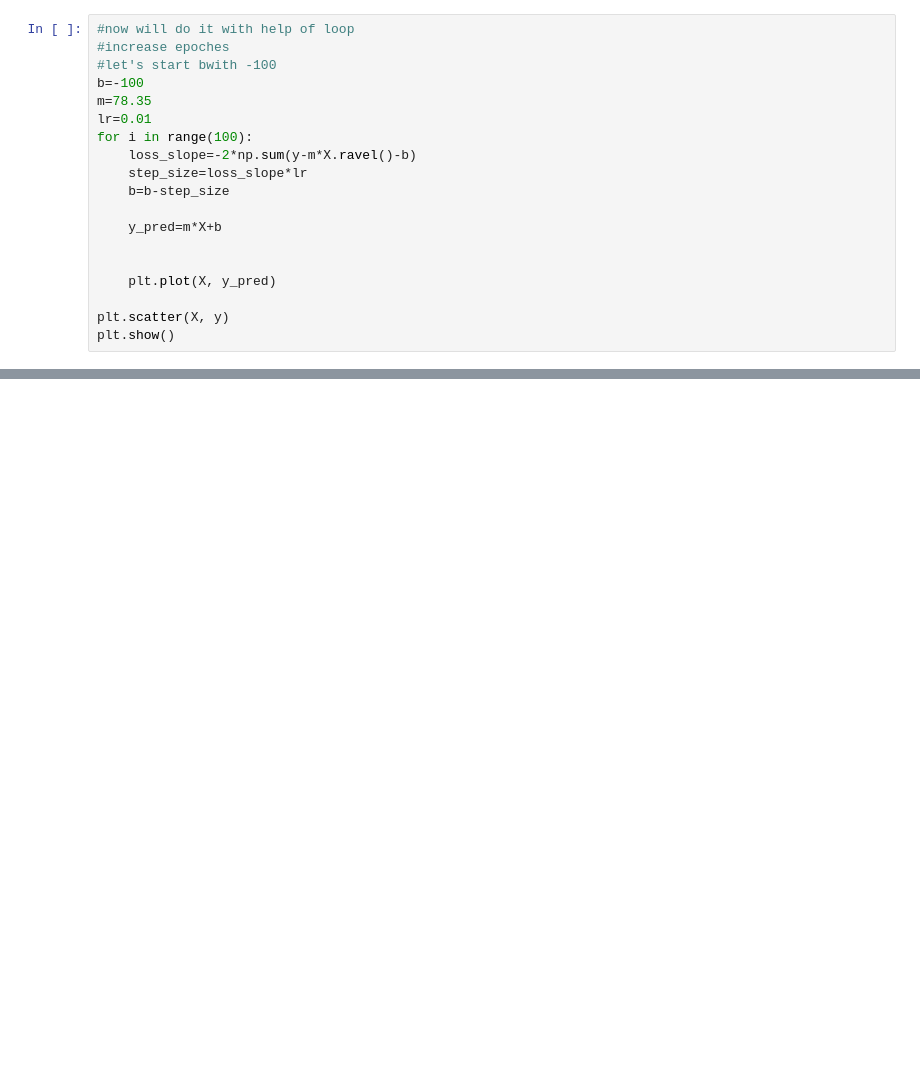
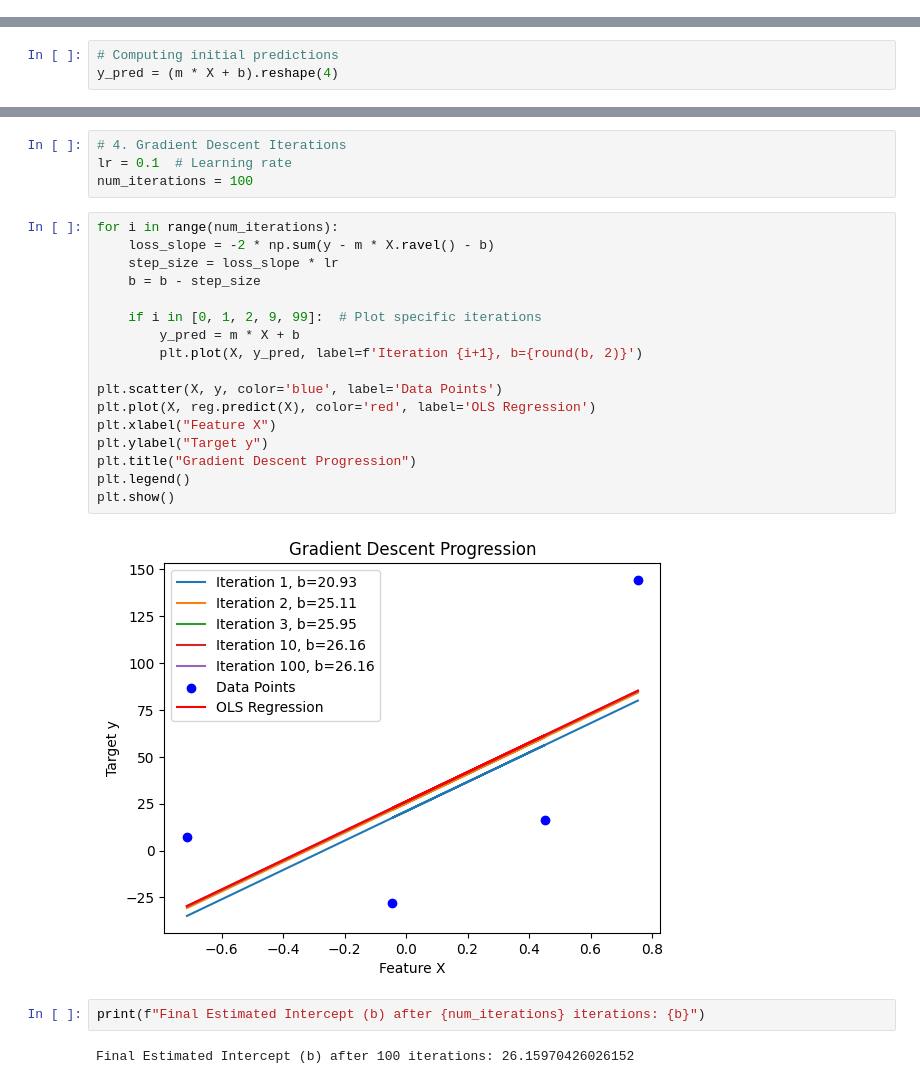
Before and after one commit to Pratt33/ML_Algorithms_From_Scratch, a Jupyter notebook: Gradient_Descent_Beginner_Level.ipynb, the cells around one changed output, grey strips where cells are left out. Drawn from its saved outputs; the diff is of its cells as text; blank space fills up the shorter version.

```diff
--- a/Gradient_Descent_Beginner_Level.ipynb
+++ b/Gradient_Descent_Beginner_Level.ipynb
@@ -180,19 +2,0 @@ plt.show()
-# %%
-#now will do it with help of loop
-#increase epoches
-#let's start bwith -100
-b=-100
-m=78.35
-lr=0.01
-for i in range(100):
-    loss_slope=-2*np.sum(y-m*X.ravel()-b)
-    step_size=loss_slope*lr
-    b=b-step_size
-
-    y_pred=m*X+b
-
-
-    plt.plot(X, y_pred)
-
-plt.scatter(X, y)
-plt.show()
@@ -200,0 +81,3 @@ plt.show()
+# %%
+# Computing initial predictions
+y_pred = (m * X + b).reshape(4)
@@ -200,0 +96,27 @@ plt.show()
+# %%
+# 4. Gradient Descent Iterations
+lr = 0.1  # Learning rate
+num_iterations = 100
+# %%
+for i in range(num_iterations):
+    loss_slope = -2 * np.sum(y - m * X.ravel() - b)
+    step_size = loss_slope * lr
+    b = b - step_size
+
+    if i in [0, 1, 2, 9, 99]:  # Plot specific iterations
+        y_pred = m * X + b
+        plt.plot(X, y_pred, label=f'Iteration {i+1}, b={round(b, 2)}')
+
+plt.scatter(X, y, color='blue', label='Data Points')
+plt.plot(X, reg.predict(X), color='red', label='OLS Regression')
+plt.xlabel("Feature X")
+plt.ylabel("Target y")
+plt.title("Gradient Descent Progression")
+plt.legend()
+plt.show()
+# %% [output]
+[figure, added]
+# %%
+print(f"Final Estimated Intercept (b) after {num_iterations} iterations: {b}")
+# %% [output]
+Final Estimated Intercept (b) after 100 iterations: 26.15970426026152
```
Also changed, not shown: parts of 38 cells of this notebook.
